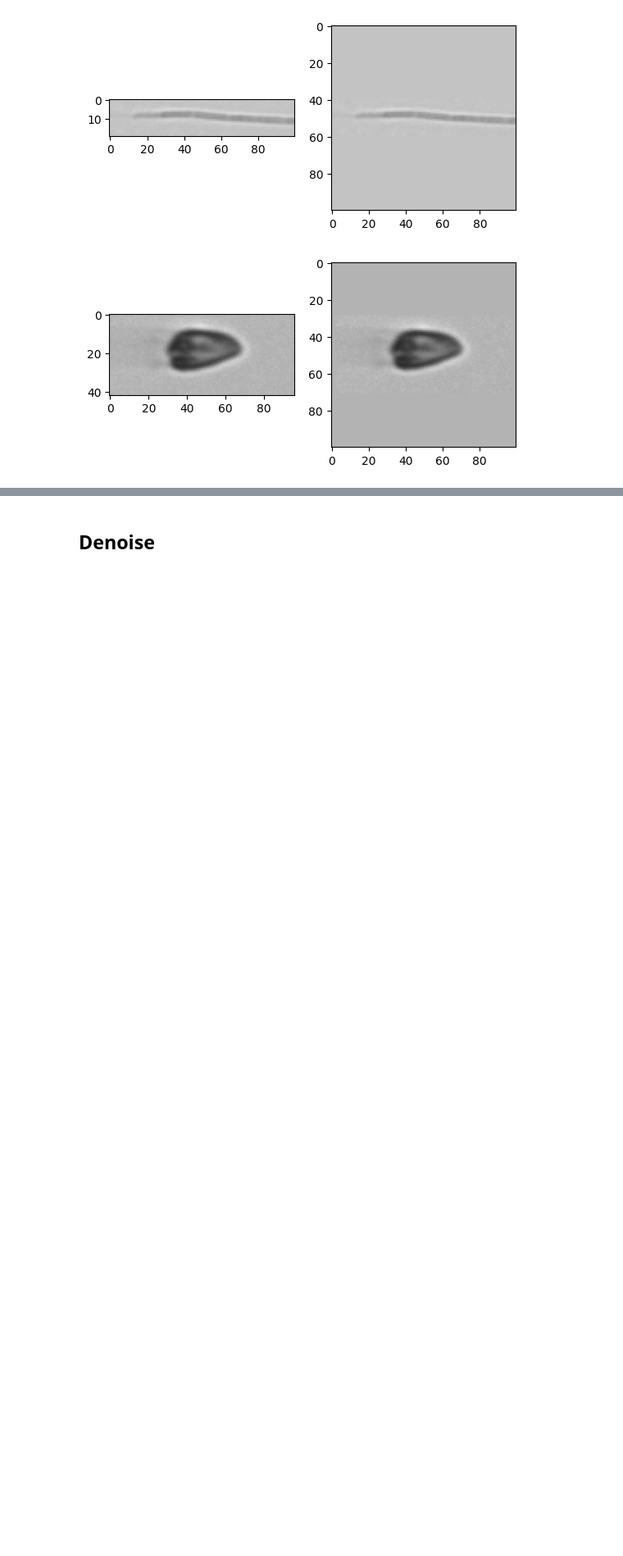
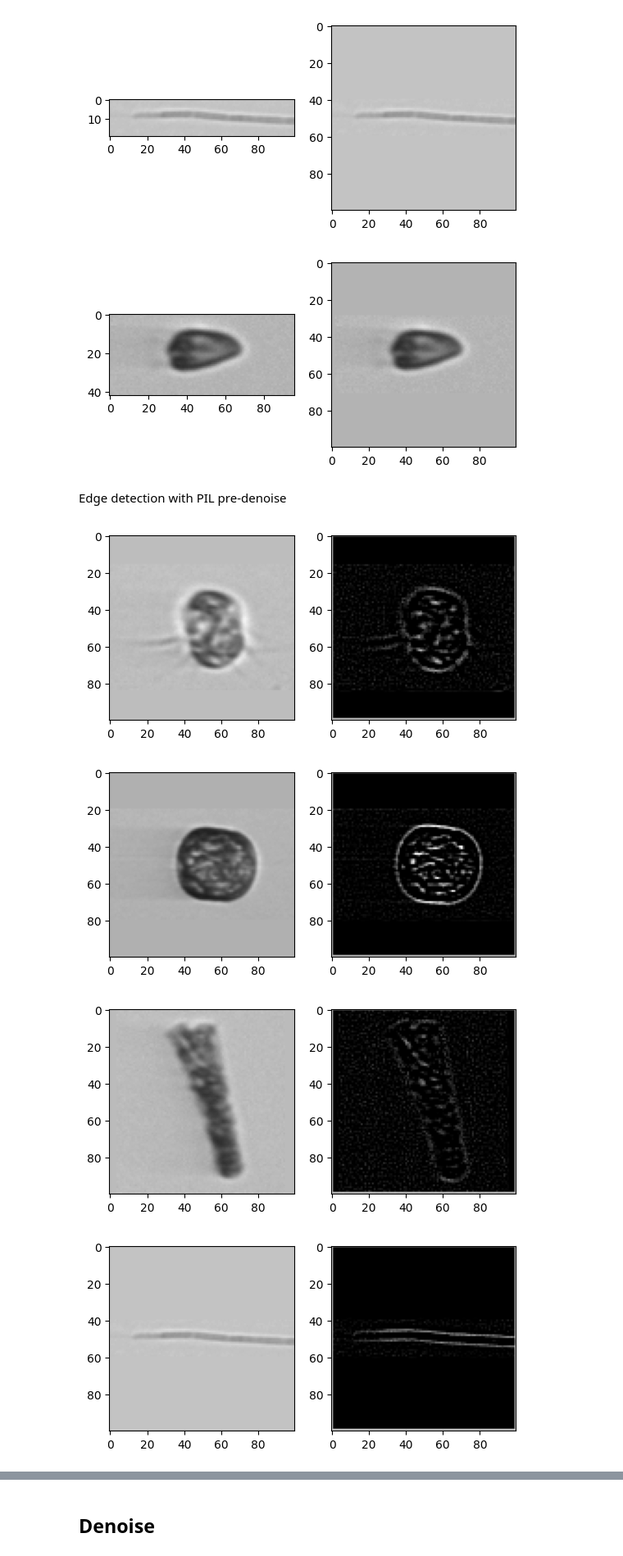
Before and after one commit to e0543978/Phytoplankton_Classifier, a Jupyter notebook: preprocessing.ipynb, the cells around one changed output, grey strips where cells are left out. Shown at 82% size. Saved outputs shown, nothing was run; the diff lists cells and outputs as text; code cells hidden in the pictures; blank space fills up the shorter version.

```diff
--- a/preprocessing.ipynb
+++ b/preprocessing.ipynb
@@ -3,7 +3,7 @@
 # %%
 img_size = 100
 img_size_str = str(img_size)
-data_dir = "C:/Users/Sean/Desktop/Phytoplankton_Classifier/dataset/SYKE-plankton_IFCB_2022"
+data_dir = "dataset/SYKE_plankton_IFCB_2022"
 processed_data_dir = "dataset/Processed"
 split_data_dir = "dataset/Processed_Split"
 train_dir = "dataset/Processed_Split/train"
@@ -124,3 +124,19 @@ for i in range(num_samples):
 [figure]
 [figure]
 [figure]
+# %% [markdown]
+Edge detection with PIL pre-denoise
+# %%
+for i in range(num_samples):
+    array = []
+    outfile = sample_outfiles[i]
+    with Image.open(outfile) as im:
+        f, axarr = plt.subplots(1,2)
+        axarr[0].imshow(im, cmap='gray', vmin=0, vmax=255)
+        new_im = im.filter(ImageFilter.FIND_EDGES)
+        axarr[1].imshow(new_im, cmap='gray', vmin=0, vmax=255)
+# %% [output]
+[figure, added]
+[figure, added]
+[figure, added]
+[figure, added]
```
Also changed, not shown: parts of 9 cells of this notebook, 2 other files.
